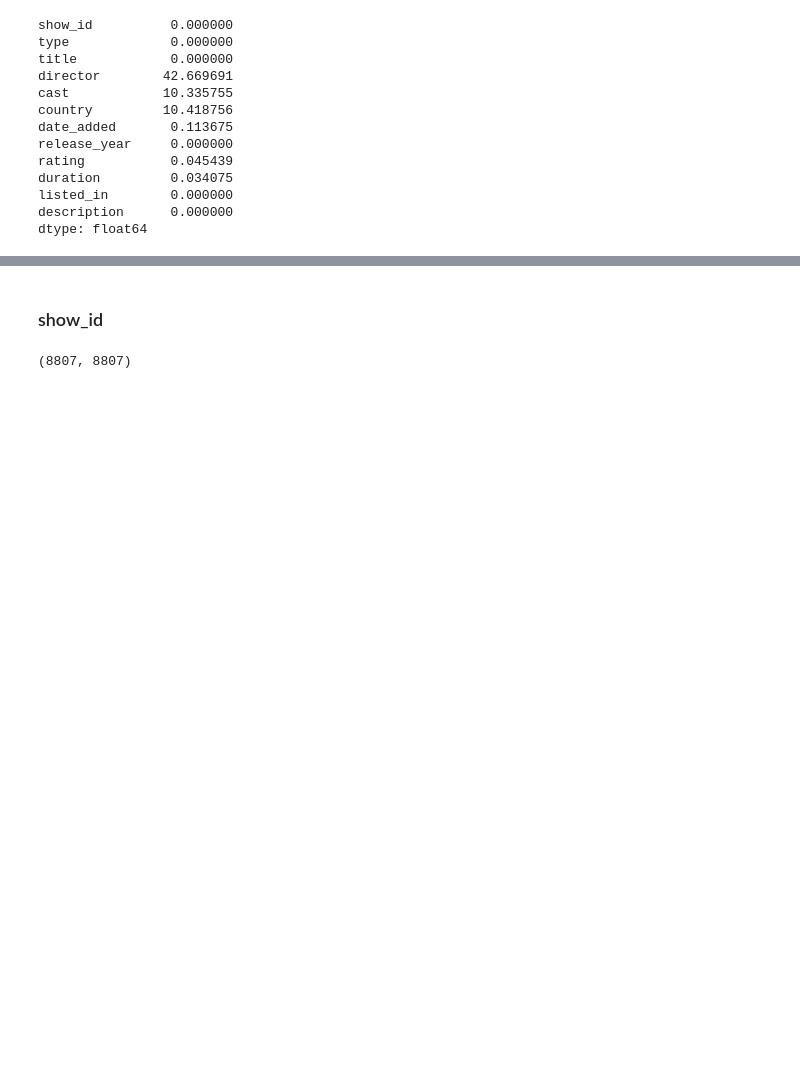
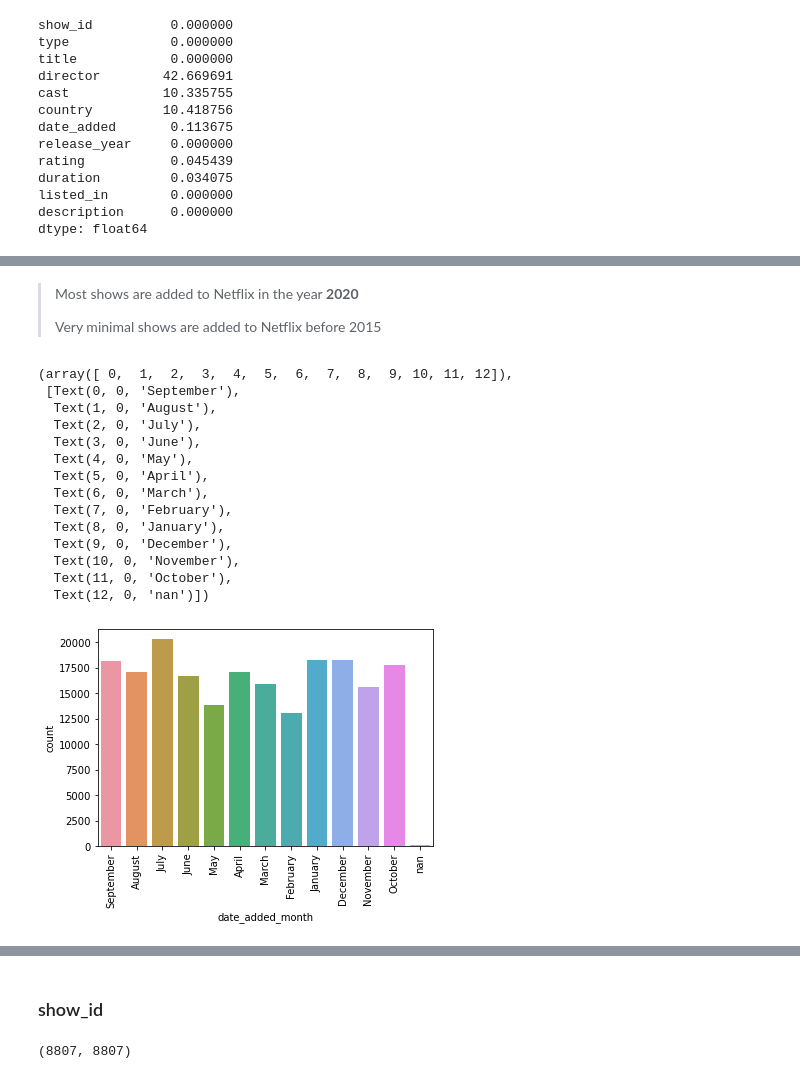
Before and after one commit to darshan-ds/netflix_data_exploration, a Jupyter notebook: Netflix Project.ipynb, the cells around one changed output, grey strips where cells are left out. Drawn from its saved outputs; the diff is of its cells as text; code cells hidden in the pictures; blank space fills up the shorter version.

```diff
--- a/Netflix Project.ipynb
+++ b/Netflix Project.ipynb
@@ -147,0 +573,23 @@ array(['Movie', 'TV Show'], dtype=object)
+# %% [markdown]
+> Most shows are added to Netflix in the year __2020__
+>
+> Very minimal shows are added to Netflix before 2015
+# %%
+sns.countplot(df_all['date_added_month'])
+plt.xticks(rotation=90)
+# %% [output]
+(array([ 0,  1,  2,  3,  4,  5,  6,  7,  8,  9, 10, 11, 12]),
+ [Text(0, 0, 'September'),
+  Text(1, 0, 'August'),
+  Text(2, 0, 'July'),
+  Text(3, 0, 'June'),
+  Text(4, 0, 'May'),
+  Text(5, 0, 'April'),
+  Text(6, 0, 'March'),
+  Text(7, 0, 'February'),
+  Text(8, 0, 'January'),
+  Text(9, 0, 'December'),
+  Text(10, 0, 'November'),
+  Text(11, 0, 'October'),
+  Text(12, 0, 'nan')])
+[figure, added]
```
Also changed, not shown: parts of 88 cells of this notebook, 2 other files.
